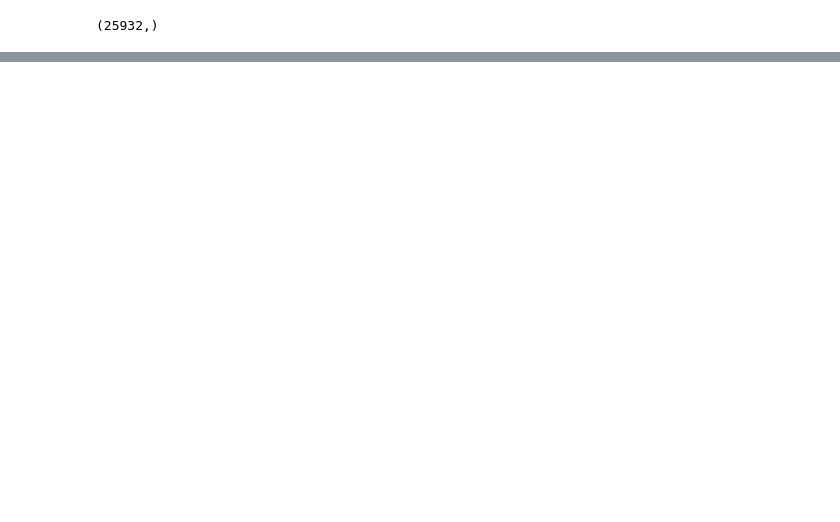
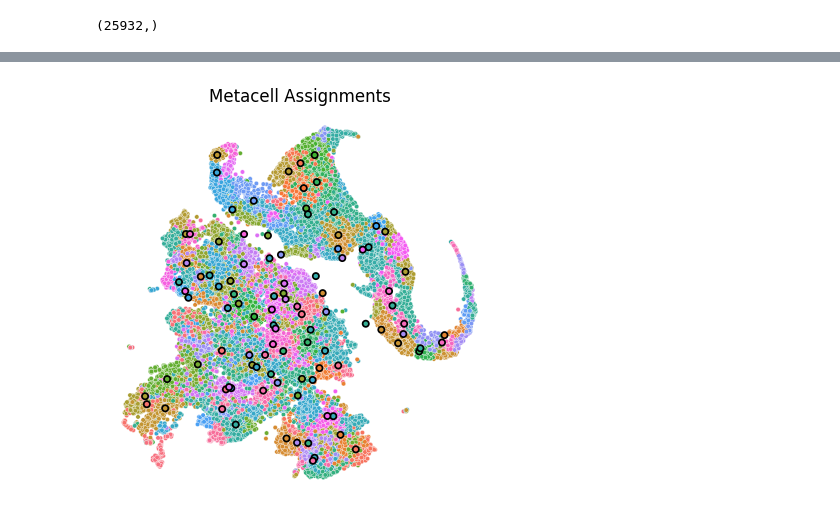
Before and after one commit to anushka-220/Undergraduate-Project, a Jupyter notebook: Envi and Covet separately/seacells_covet_sqrt.ipynb, the cells around one changed output, grey strips where cells are left out. Drawn from its saved outputs; the diff is of its cells as text; code cells hidden in the pictures; blank space fills up the shorter version.

```diff
--- a/Envi and Covet separately/seacells_covet_sqrt.ipynb
+++ b/Envi and Covet separately/seacells_covet_sqrt.ipynb
@@ -122,0 +187,4 @@ sc.pl.scatter(adata_combined, basis='umap', color=['leiden', 'cell_type'], frame
+# %%
+SEACells.plot.plot_2D(adata_combined, colour_metacells=True)
+# %% [output]
+[figure, added]
```
Also changed, not shown: parts of 26 cells of this notebook, 3 other files.
